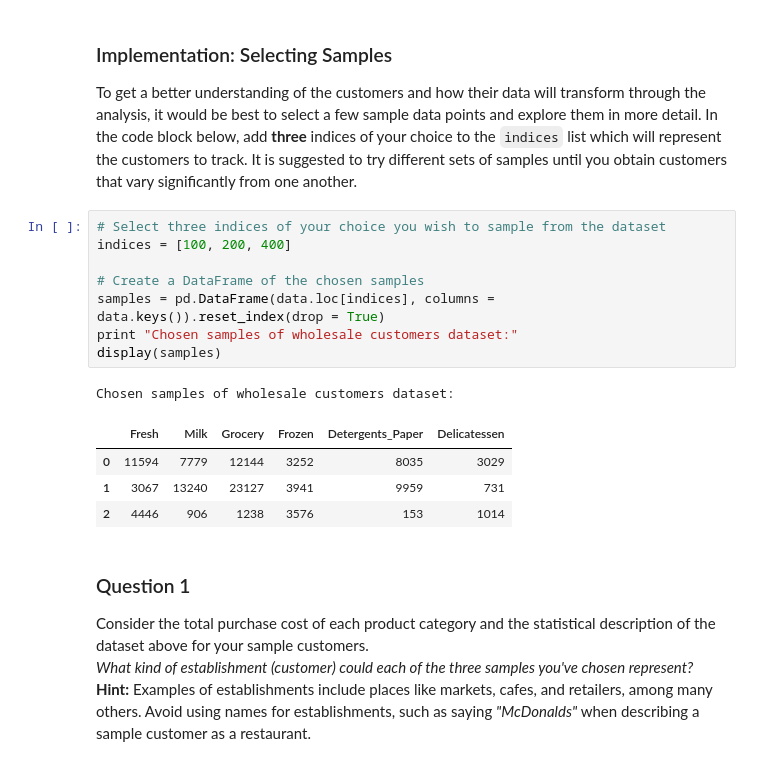
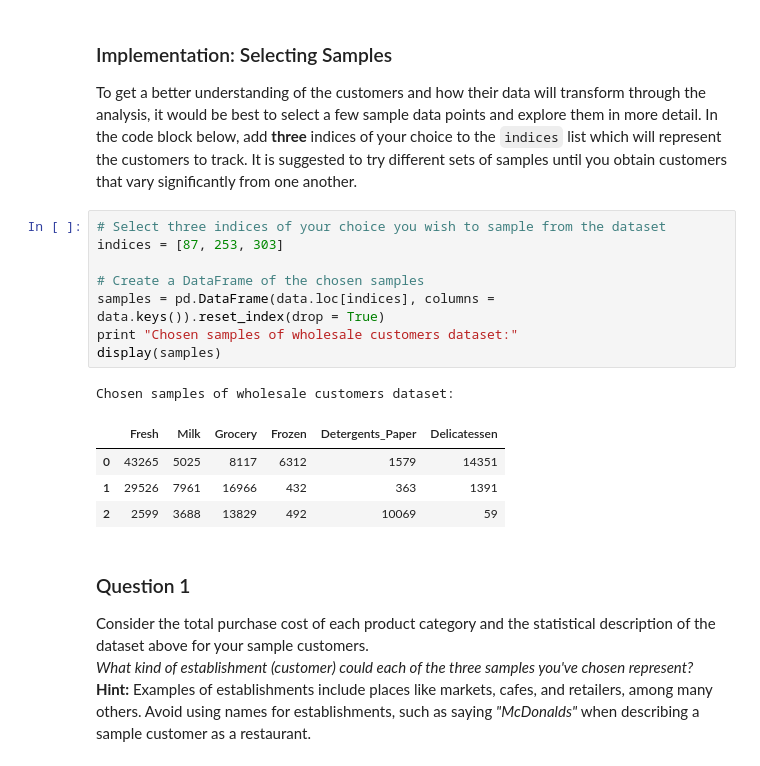
Before and after one commit to dungpt3003/machine-learning, a Jupyter notebook: projects/customer_segments/customer_segments.ipynb, the cells around one changed output. Cells and saved outputs as stored; diff of their text form.

```diff
--- a/projects/customer_segments/customer_segments.ipynb
+++ b/projects/customer_segments/customer_segments.ipynb
@@ -60,18 +60,18 @@ display(data.describe())
 To get a better understanding of the customers and how their data will transform through the analysis, it would be best to select a few sample data points and explore them in more detail. In the code block below, add **three** indices of your choice to the `indices` list which will represent the customers to track. It is suggested to try different sets of samples until you obtain customers that vary significantly from one another.
 # %%
 # Select three indices of your choice you wish to sample from the dataset
-indices = [100, 200, 400]
+indices = [87, 253, 303]
 
 # Create a DataFrame of the chosen samples
 samples = pd.DataFrame(data.loc[indices], columns = data.keys()).reset_index(drop = True)
 print "Chosen samples of wholesale customers dataset:"
 display(samples)
 # %% [output]
 Chosen samples of wholesale customers dataset:
 |  | Fresh | Milk | Grocery | Frozen | Detergents_Paper | Delicatessen |
-| 0 | 11594 | 7779 | 12144 | 3252 | 8035 | 3029 |
-| 1 | 3067 | 13240 | 23127 | 3941 | 9959 | 731 |
-| 2 | 4446 | 906 | 1238 | 3576 | 153 | 1014 |
+| 0 | 43265 | 5025 | 8117 | 6312 | 1579 | 14351 |
+| 1 | 29526 | 7961 | 16966 | 432 | 363 | 1391 |
+| 2 | 2599 | 3688 | 13829 | 492 | 10069 | 59 |
 # %% [markdown]
 ### Question 1
 Consider the total purchase cost of each product category and the statistical description of the dataset above for your sample customers.
```
Also changed, not shown: parts of 2 cells of this notebook.
